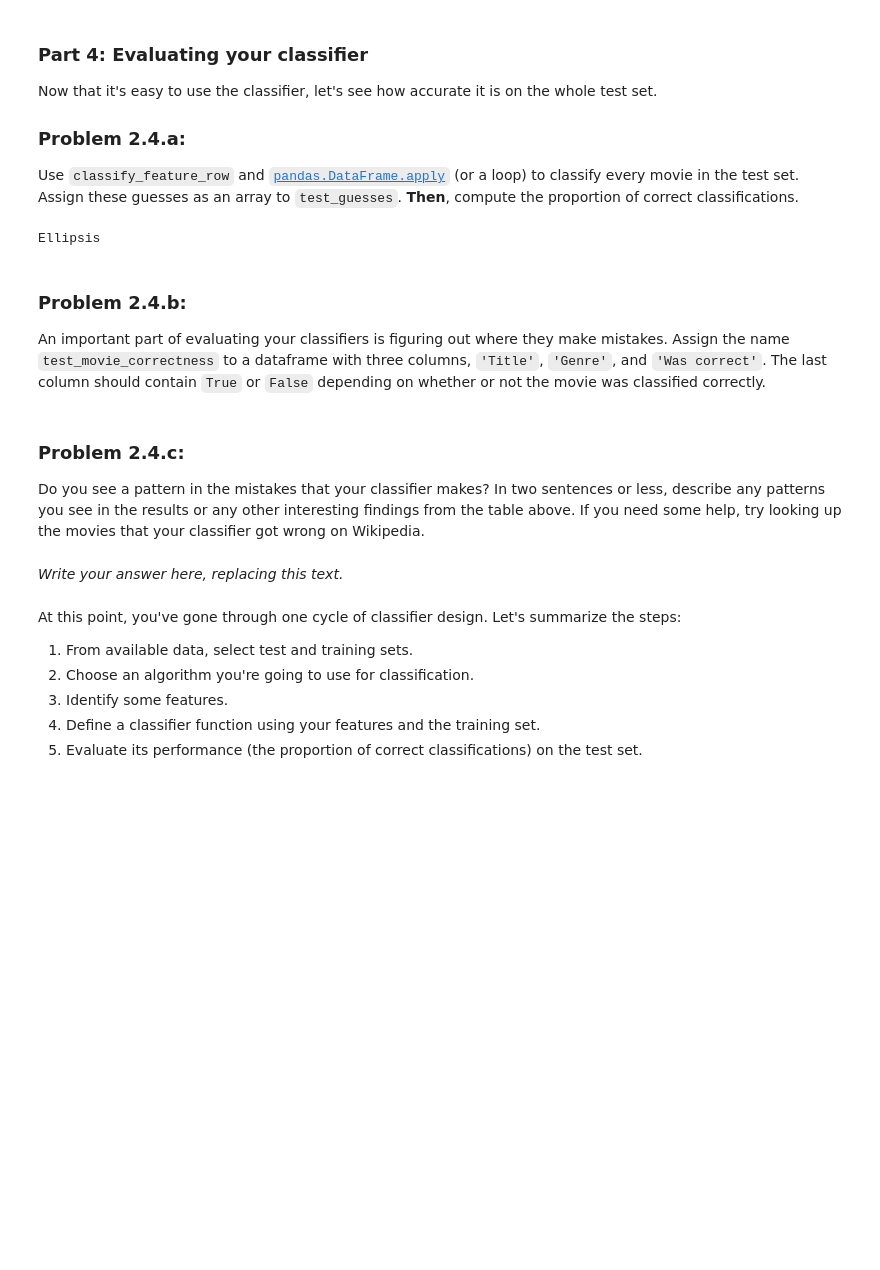
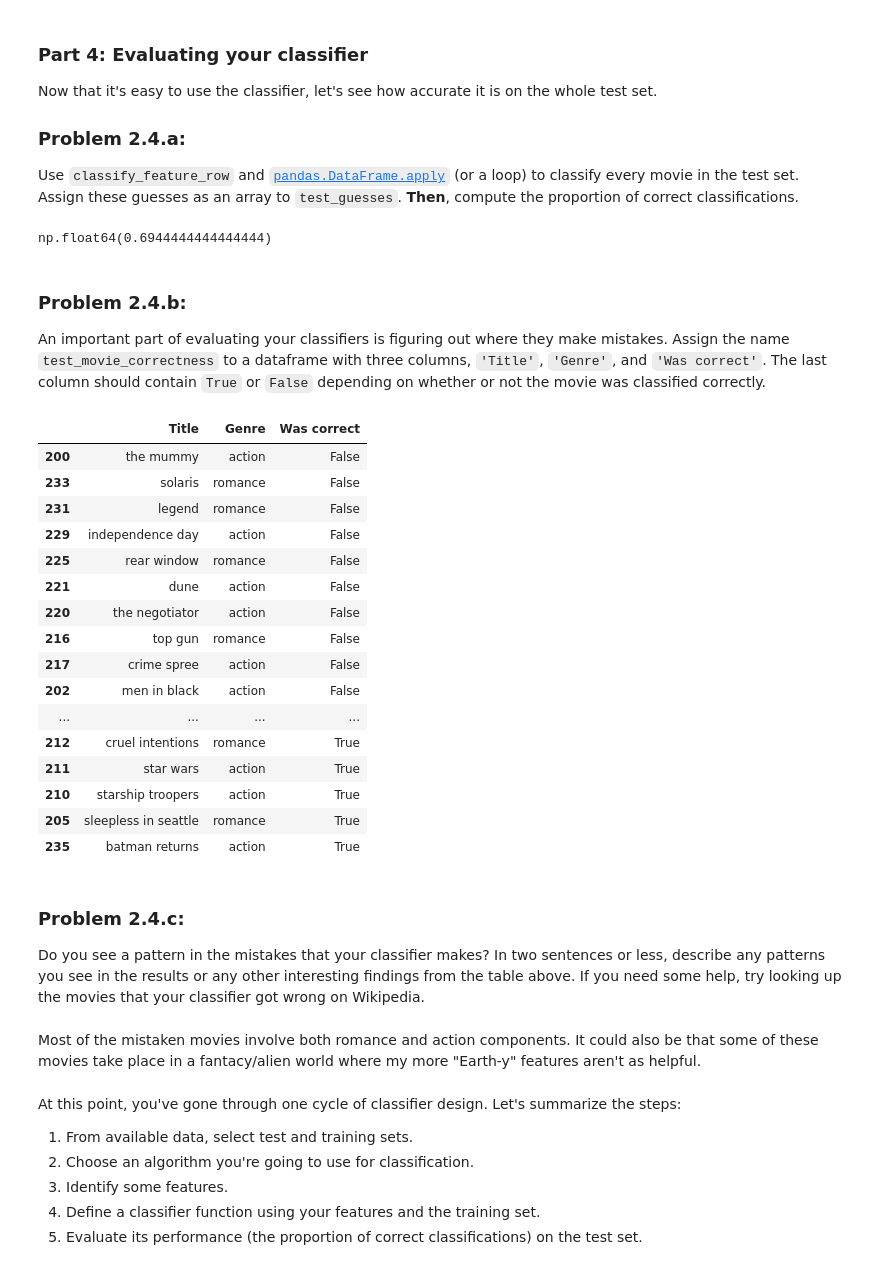
Before and after one commit to BuweiChen/snds265, a Jupyter notebook: assn1/assn1.ipynb, the cells around one changed output. Drawn from its saved outputs; the diff is of its cells as text; code cells hidden in the pictures; blank space fills up the shorter version.

```diff
--- a/assn1/assn1.ipynb
+++ b/assn1/assn1.ipynb
@@ -958,12 +958,12 @@ Now that it's easy to use the classifier, let's see how accurate it is on the wh
 ### Problem 2.4.a:
 
 Use `classify_feature_row` and [`pandas.DataFrame.apply`](https://pandas.pydata.org/pandas-docs/stable/reference/api/pandas.DataFrame.apply.html) (or a loop) to classify every movie in the test set.  Assign these guesses as an array to `test_guesses`.  **Then**, compute the proportion of correct classifications.
-# %%
-test_guesses = ...
-proportion_correct = ...
-proportion_correct
-# %% [output]
-Ellipsis
+# %%
+test_guesses = test_20.apply(classify_feature_row, axis=1)
+proportion_correct = (test_guesses == test_movies["Genre"]).mean()
+proportion_correct
+# %% [output]
+np.float64(0.6944444444444444)
 # %% [markdown]
 ### Problem 2.4.b:
 
@@ -974,9 +971,32 @@ test_movie_correctness = ...
+# %%
+was_correct = test_guesses == test_movies["Genre"]
+test_movie_correctness = test_movies[["Title", "Genre"]].copy()
+test_movie_correctness["Was correct"] = was_correct
+test_movie_correctness.sort_values('Was correct')
+# %% [output]
+|  | Title | Genre | Was correct |
+| 200 | the mummy | action | False |
+| 233 | solaris | romance | False |
+| 231 | legend | romance | False |
+| 229 | independence day | action | False |
+| 225 | rear window | romance | False |
+| 221 | dune | action | False |
+| 220 | the negotiator | action | False |
+| 216 | top gun | romance | False |
+| 217 | crime spree | action | False |
+| 202 | men in black | action | False |
+| ... | ... | ... | ... |
+| 212 | cruel intentions | romance | True |
+| 211 | star wars | action | True |
+| 210 | starship troopers | action | True |
+| 205 | sleepless in seattle | romance | True |
+| 235 | batman returns | action | True |
 # %% [markdown]
 ### Problem 2.4.c:
 
 Do you see a pattern in the mistakes that your classifier makes? In two sentences or less, describe any patterns you see in the results or any other interesting findings from the table above. If you need some help, try looking up the movies that your classifier got wrong on Wikipedia.
-# %% [markdown]
-*Write your answer here, replacing this text.*
+# %% [markdown]
+Most of the mistaken movies involve both romance and action components. It could also be that some of these movies take place in a fantacy/alien world where my more "Earth-y" features aren't as helpful.
 # %% [markdown]
 At this point, you've gone through one cycle of classifier design.  Let's summarize the steps:
 1. From available data, select test and training sets.
```
Also changed, not shown: parts of 3 cells of this notebook.
